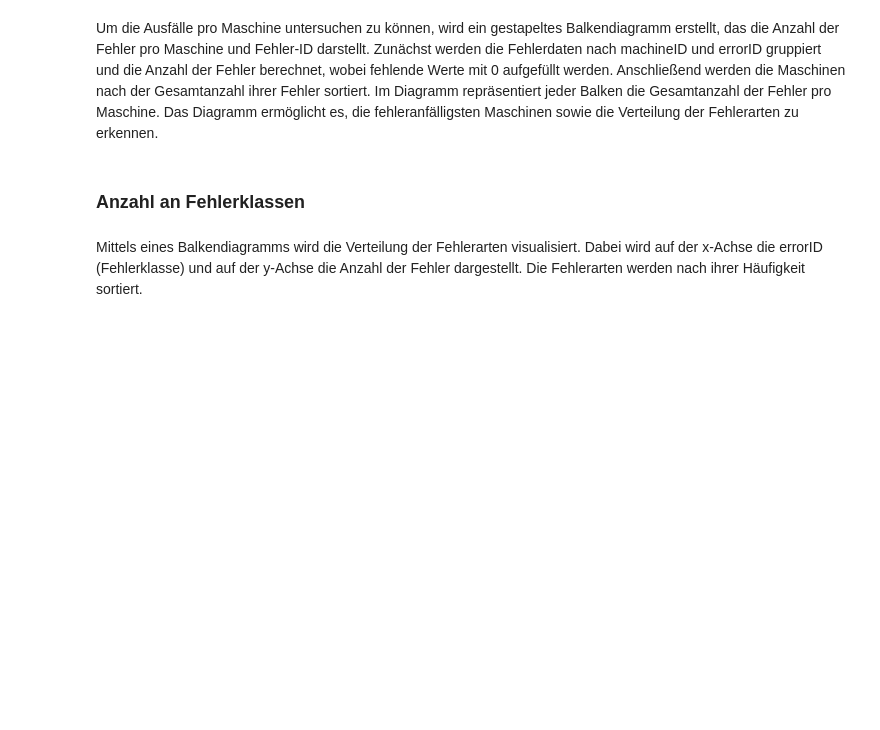
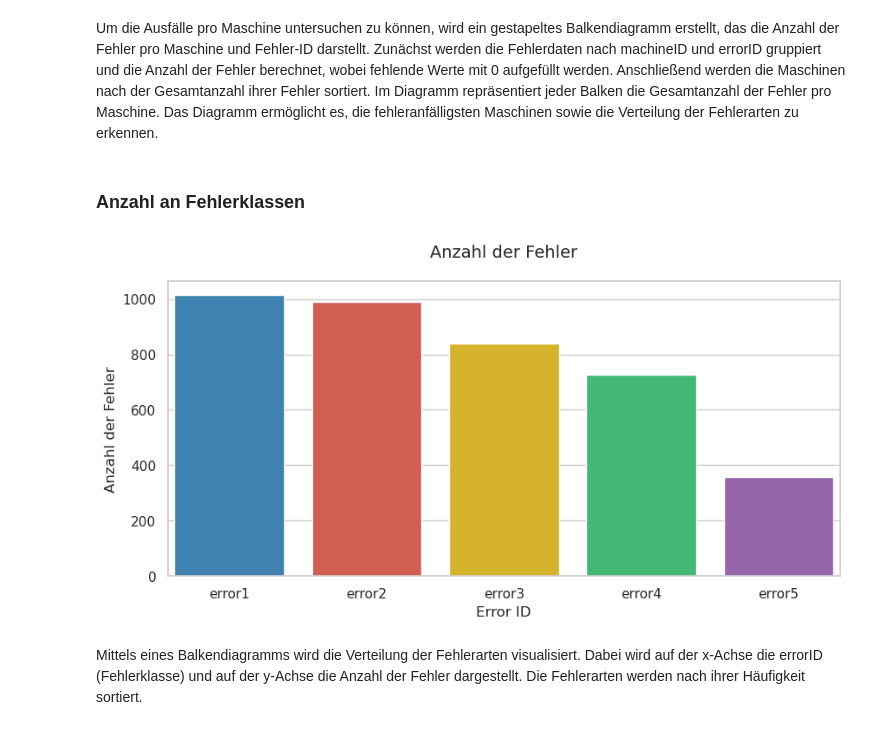
Before and after one commit to EnzoZacharias/DPM_Azure_Predictive_Maintenance, a Jupyter notebook: DPM_Hausarbeit_Sagemueller_Zacharias.ipynb, the cells around one changed output. Cells and saved outputs as stored; diff of their text form; code cells hidden in the pictures; blank space fills up the shorter version.

```diff
--- a/DPM_Hausarbeit_Sagemueller_Zacharias.ipynb
+++ b/DPM_Hausarbeit_Sagemueller_Zacharias.ipynb
@@ -321,16 +423,18 @@ Um die Ausfälle pro Maschine untersuchen zu können, wird ein gestapeltes Balke
 # %%
 plt.figure(figsize=(10, 5))
 
 # Balkendiagramm erstellen mit x = Error-Klasse und y = Anzahl der Fehler
-sns.countplot(x='errorID', data=df_error, order=df_error['errorID'].value_counts().index, palette=colors)
+sns.countplot(x='errorID', data=df, order=df['errorID'].value_counts().index, palette=colors)
 
 plt.title('Anzahl der Fehler', fontsize=14, pad=20)
 plt.ylabel('Anzahl der Fehler', fontsize=12)
 plt.xlabel('Error ID', fontsize=12)
 
 plt.margins(x=0.01)
 plt.subplots_adjust(bottom=0.2)
 plt.show()
+# %% [output]
+[figure, added]
 # %% [markdown]
 Mittels eines Balkendiagramms wird die Verteilung der Fehlerarten visualisiert. Dabei wird auf der x-Achse die errorID (Fehlerklasse) und auf der y-Achse die Anzahl der Fehler dargestellt. Die Fehlerarten werden nach ihrer Häufigkeit sortiert.
 # %% [markdown]
```
Also changed, not shown: parts of 91 cells of this notebook, 31 other files.
